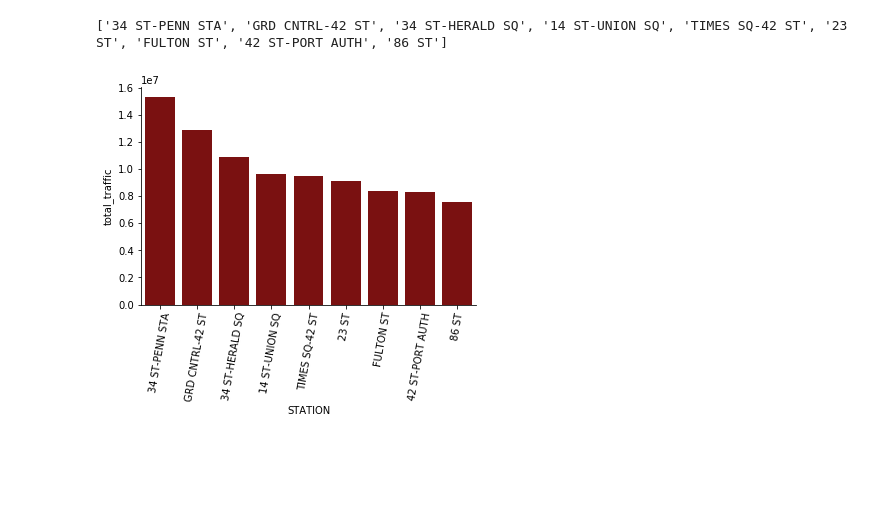
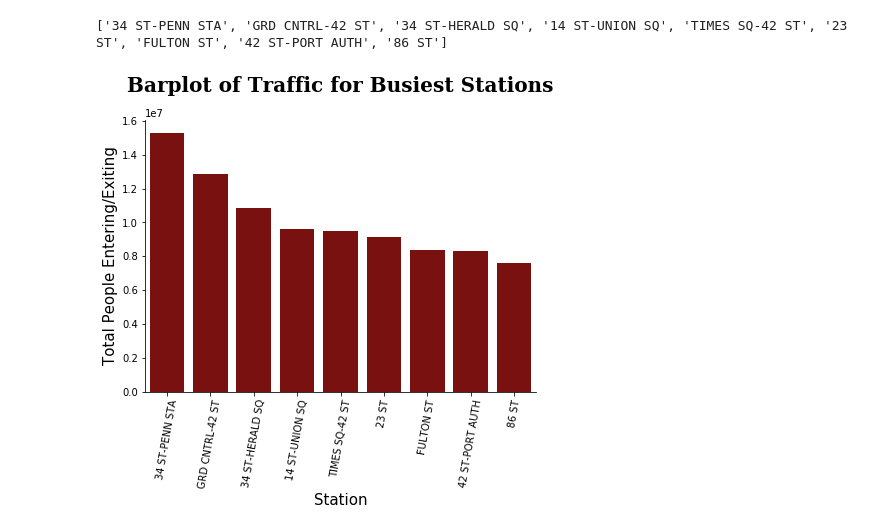
Before and after one commit to peterilhardt/MTA_turnstiles, a Jupyter notebook: data_visualization.ipynb, the cells around one changed output. Cells and saved outputs as stored; diff of their text form; code cells hidden in the pictures; blank space fills up the shorter version.

Commit message:
generated a few new simple plots and cleaned up others

```diff
--- a/data_visualization.ipynb
+++ b/data_visualization.ipynb
@@ -184,15 +241,20 @@ top_by_day = by_day[by_day['STATION'].isin(list_of_stations)]
 # %%
 #Get total entry and exit traffic for top stations
 top_total = top_by_day.groupby('STATION')['total_traffic']\
 .sum().reset_index().sort_values('total_traffic', ascending=False)
 
 #Show the stations with the most total traffic
+plt.figure(figsize = (7, 5))
 bar = sns.barplot(x='STATION', y='total_traffic', data=top_total, color = 'darkred')
 bar.set_xticklabels(bar.get_xticklabels(),rotation=80)
+plt.ylabel('Total People Entering/Exiting', fontsize = 15)
+plt.xlabel('Station', fontsize = 15)
+plt.title('Barplot of Traffic for Busiest Stations', y = 1.08,
+          family = 'Serif', fontsize = 20, weight = 'bold')
 sns.despine()
 
 plt.savefig('Bar_Busiest_Stations_2.png', dpi = 1000, bbox_inches = 'tight')
 plt.show()
 plt.close()
 # %% [output]
-[figure, old version]
+[figure, new version]
```
Also changed, not shown: parts of 6 cells of this notebook, 7 other files.
